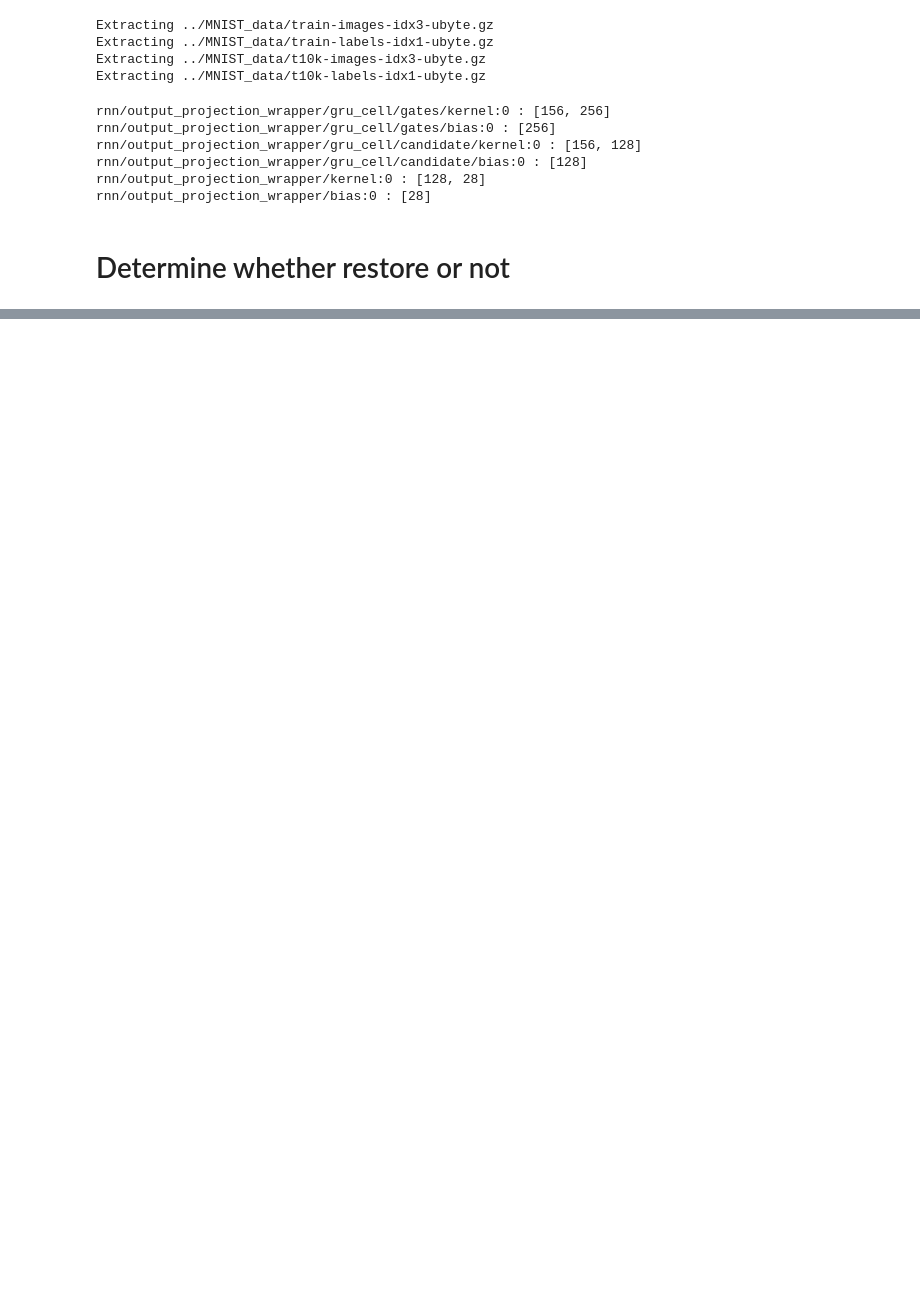
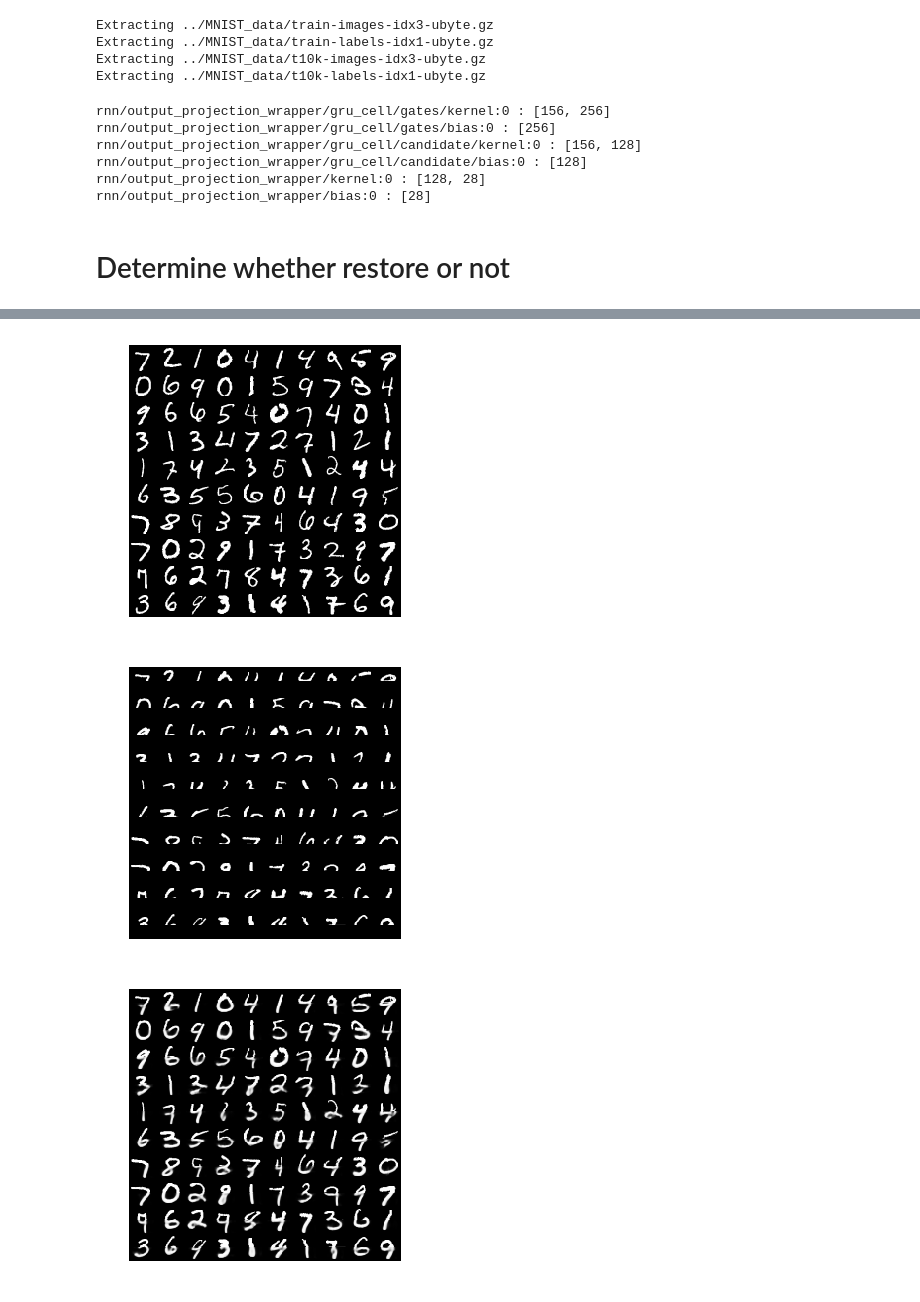
Before and after one commit to maestrojeong/tf_cnn2rnn, a Jupyter notebook: class3/mnist_without_static_rnn.ipynb, the cells around one changed output, grey strips where cells are left out. Saved outputs shown, nothing was run; the diff lists cells and outputs as text; code cells hidden in the pictures; blank space fills up the shorter version.

```diff
--- a/class3/mnist_without_static_rnn.ipynb
+++ b/class3/mnist_without_static_rnn.ipynb
@@ -140,5 +161,5 @@ else :
 # %%
-def image_generator(images, keep_num = 14):
+def images_generator(images, keep_num = 14):
     image_r = np.reshape(images, [batch_size, 28, 28])
     image_t = np.transpose(image_r, [1,0,2])
     image_restore = np.zeros((batch_size, 28, 28))
@@ -163,14 +184,18 @@ def image_generator(images, keep_num = 14):
 # %%
 start = 0
 image_sample = np.reshape(test['input'][start:start+batch_size], [batch_size, 28, 28])
 
 keep_row = 14
 image_clip = np.zeros((batch_size, 28, 28))
 for i in range(batch_size):
     for j in range(keep_row):
         for k in range(28):
             image_clip[i][j][k] = image_sample[i][j][k]
-image_fake = image_generator(image_sample, keep_row)
+image_fake = images_generator(image_sample, keep_row)
 images_print(image_sample)
 images_print(image_clip)
 images_print(image_fake)
+# %% [output]
+[figure, added]
+[figure, added]
+[figure, added]
```
Also changed, not shown: parts of 1 cell of this notebook, 5 other files.
